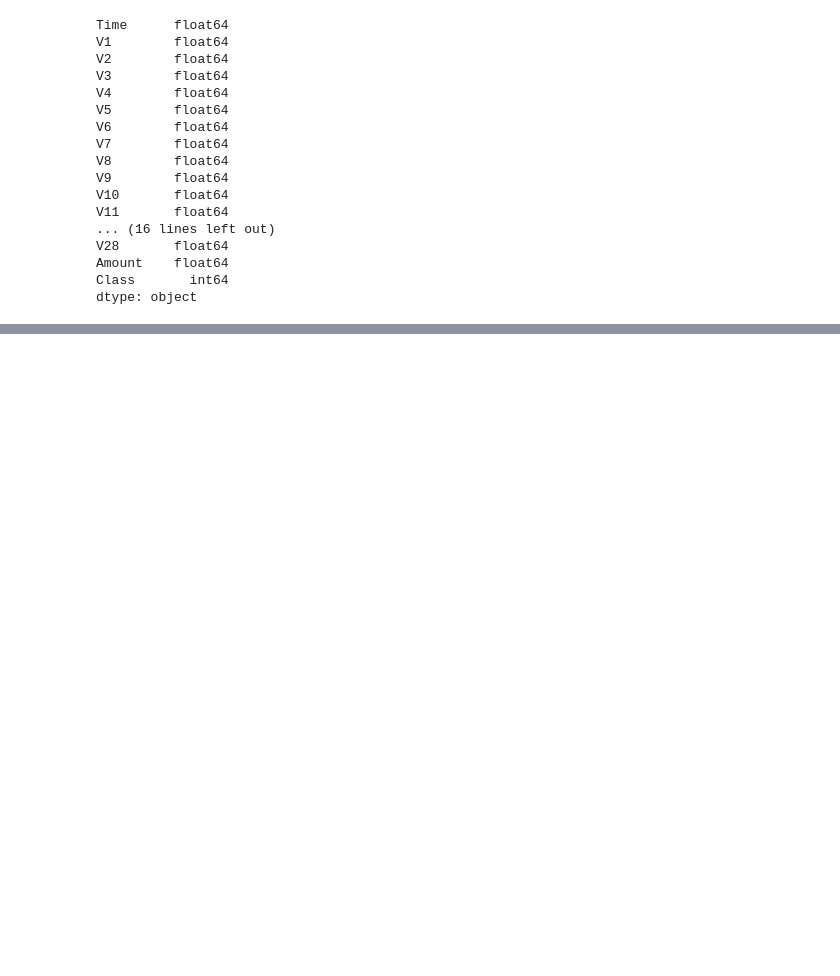
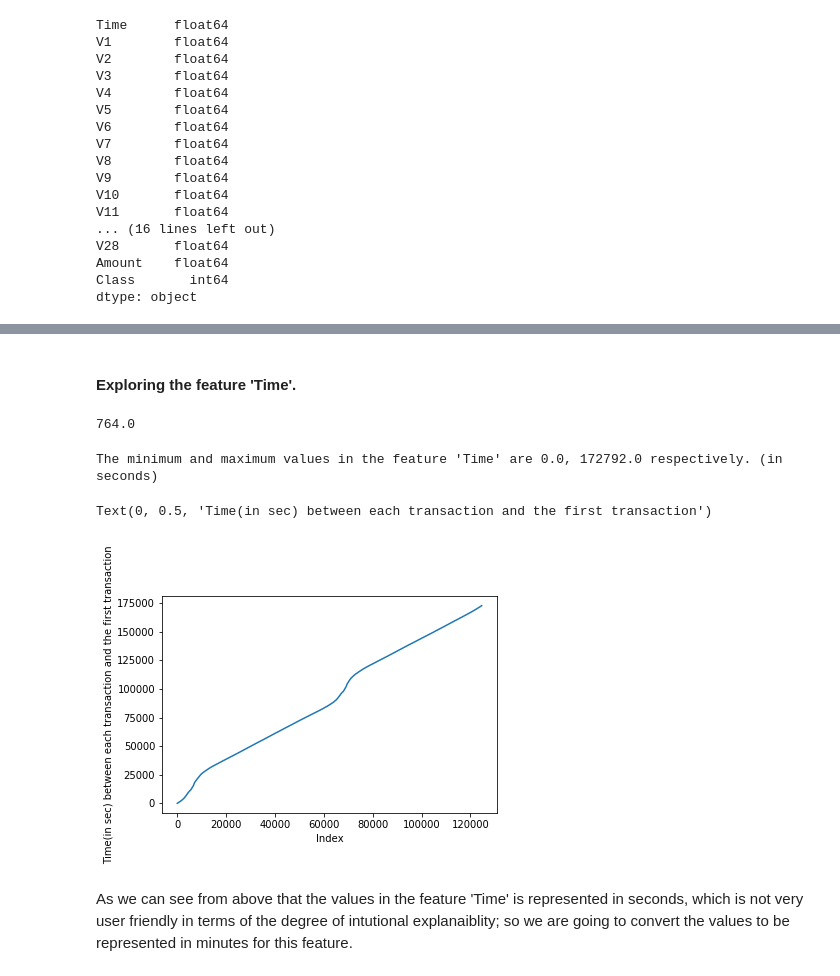
Before and after one commit to Titashmkhrj/Credit-card-fraud-detection, a Jupyter notebook: modelling_credit_card_fraud_transactions.ipynb, the cells around one changed output, grey strips where cells are left out. Cells and saved outputs as stored; diff of their text form; code cells hidden in the pictures; blank space fills up the shorter version.

Commit message:
added EDA and data cleaning

```diff
--- a/modelling_credit_card_fraud_transactions.ipynb
+++ b/modelling_credit_card_fraud_transactions.ipynb
@@ -74,0 +95,22 @@ dtype: object
+# %% [markdown]
+#### Exploring the feature 'Time'.
+# %%
+# let's take a look at the value representation of this feature
+data.loc[1013,'Time']
+# %% [output]
+764.0
+# %%
+# let's takea look at the range of the feaure 'Time'
+print("The minimum and maximum values in the feature 'Time' are {}, {} respectively. (in seconds)". format(data['Time'].min(),data['Time'].max()))
+# %% [output]
+The minimum and maximum values in the feature 'Time' are 0.0, 172792.0 respectively. (in seconds)
+# %%
+#let's take a look at the all the different values in the feature 'Time' in our data
+pd.Series(data['Time'].value_counts().index.sort_values(ascending=True)).plot.line()
+plt.xlabel('Index')
+plt.ylabel('Time(in sec) between each transaction and the first transaction')
+# %% [output]
+Text(0, 0.5, 'Time(in sec) between each transaction and the first transaction')
+[figure, added]
+# %% [markdown]
+As we can see from above that the values in the feature 'Time' is represented in seconds, which is not very user friendly in terms of the degree of intutional explanaiblity; so we are going to convert the values to be represented in minutes for this feature.
```
Also changed, not shown: parts of 28 cells of this notebook.
